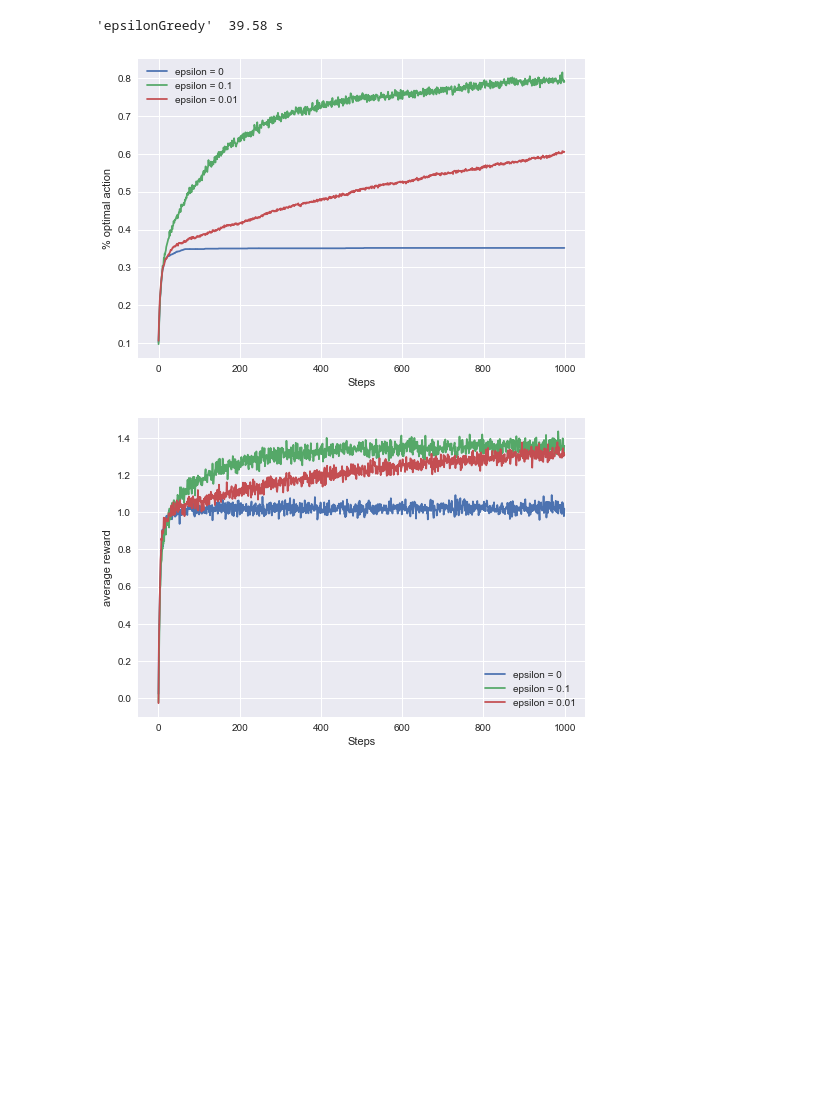
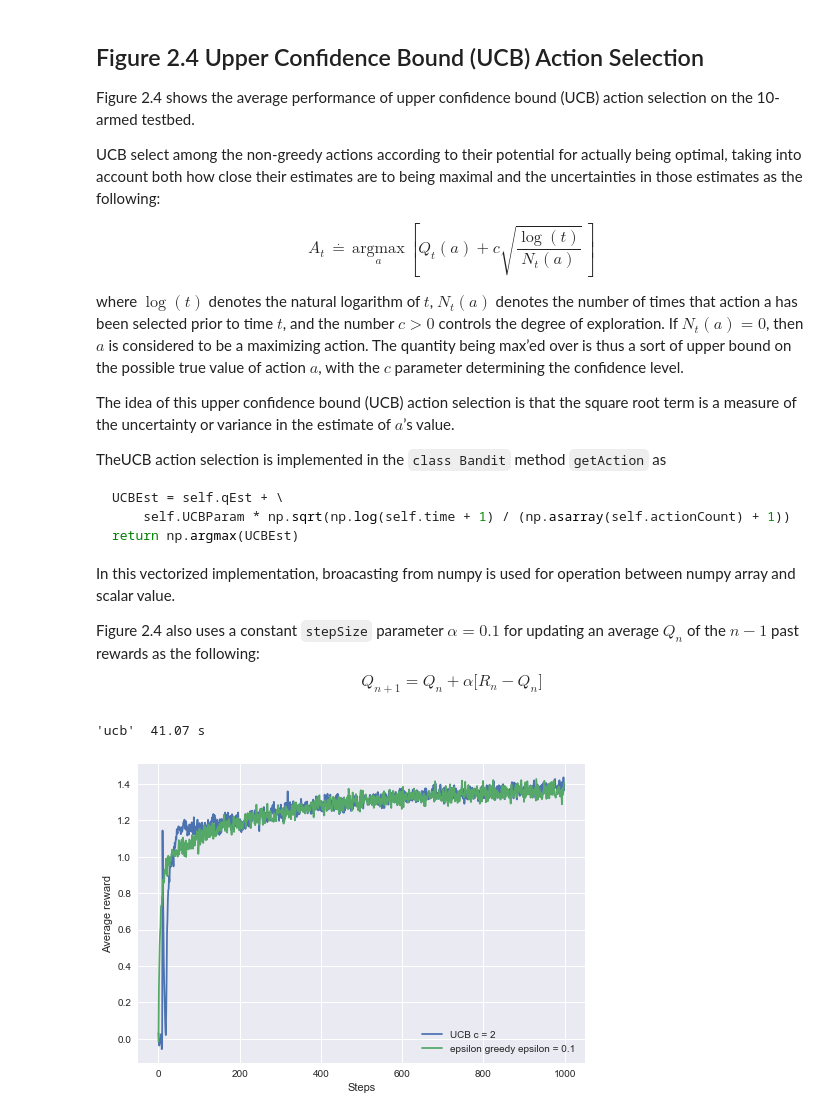
Before and after one commit to yellowlab9/reinforcement-learning-an-introduction, a Jupyter notebook: chapter02/TenArmedTestbed.ipynb, the cells around one changed output. Drawn from its saved outputs; the diff is of its cells as text; code cells hidden in the pictures; blank space fills up the shorter version.

````diff
--- a/chapter02/TenArmedTestbed.ipynb
+++ b/chapter02/TenArmedTestbed.ipynb
@@ -77,11 +79,12 @@ class Bandit:
             UCBEst = self.qEst + \
                      self.UCBParam * np.sqrt(np.log(self.time + 1) / (np.asarray(self.actionCount) + 1))
             return np.argmax(UCBEst)
-        if self.gradient:
+        elif self.gradient:
             expEst = np.exp(self.qEst)
             self.actionProb = expEst / np.sum(expEst)
             return np.random.choice(self.indices, p=self.actionProb)
-        return np.argmax(self.qEst)
+        else:
+            return np.argmax(self.qEst)
 
     # take an action, update estimation for this action
     def takeAction(self, action):
@@ -179,0 +325,35 @@ def epsilonGreedy(nBandits, time):
+# %% [markdown]
+## Figure 2.4 Upper Confidence Bound (UCB) Action Selection
+
+Figure 2.4 shows the average performance of upper confidence bound (UCB) action selection on the 10-armed testbed.
+
+UCB select among the non-greedy actions
+according to their potential for actually being optimal, taking into account both how
+close their estimates are to being maximal and the uncertainties in those estimates as the following:
+
+$$
+A_t \,\overset{.}{=}\, \underset{a}{\mathrm{argmax}}\, \left[Q_t(a) + c\sqrt{\frac{\log(t)}{N_t(a)}} \,\right]
+$$
+
+where $\log(t)$ denotes the natural logarithm of $t$, $N_t(a)$ denotes the number of
+times that action a has been selected prior to time $t$, and the number
+$c > 0$ controls the degree of exploration. If $N_t(a) = 0$, then $a$ is considered to be a
+maximizing action.
+The quantity being max’ed over is thus a sort of upper bound on the possible true
+value of action $a$, with the $c$ parameter determining the confidence level.
+
+The idea of this upper confidence bound (UCB) action selection is that the square root term is a measure of the uncertainty or variance in the estimate of $a$’s value.
+
+TheUCB action selection is implemented in the `class Bandit` method `getAction`  as
+```python
+UCBEst = self.qEst + \
+    self.UCBParam * np.sqrt(np.log(self.time + 1) / (np.asarray(self.actionCount) + 1))
+return np.argmax(UCBEst)
+```
+In this vectorized implementation, broacasting from numpy is used for operation between numpy array and scalar value.
+
+Figure 2.4  also uses a constant `stepSize` parameter $\alpha = 0.1$ for updating an average $Q_n$ of the $n − 1$
+past rewards as the following:
+$$
+    Q_{n+1} = Q_n + \alpha\big[R_n - Q_n\big]
+$$
@@ -180,7 +380,7 @@ def epsilonGreedy(nBandits, time):
 # %%
-epsilonGreedy(2000, 1000)
+np.random.seed(seed=40)
+ucb(2000, 1000)
 plt.show()
 # %% [output]
-'epsilonGreedy'  39.58 s
+'ucb'  41.07 s
-[figure, old version]
+[figure, new version]
-[figure, removed]
````
Also changed, not shown: parts of 24 cells of this notebook.
